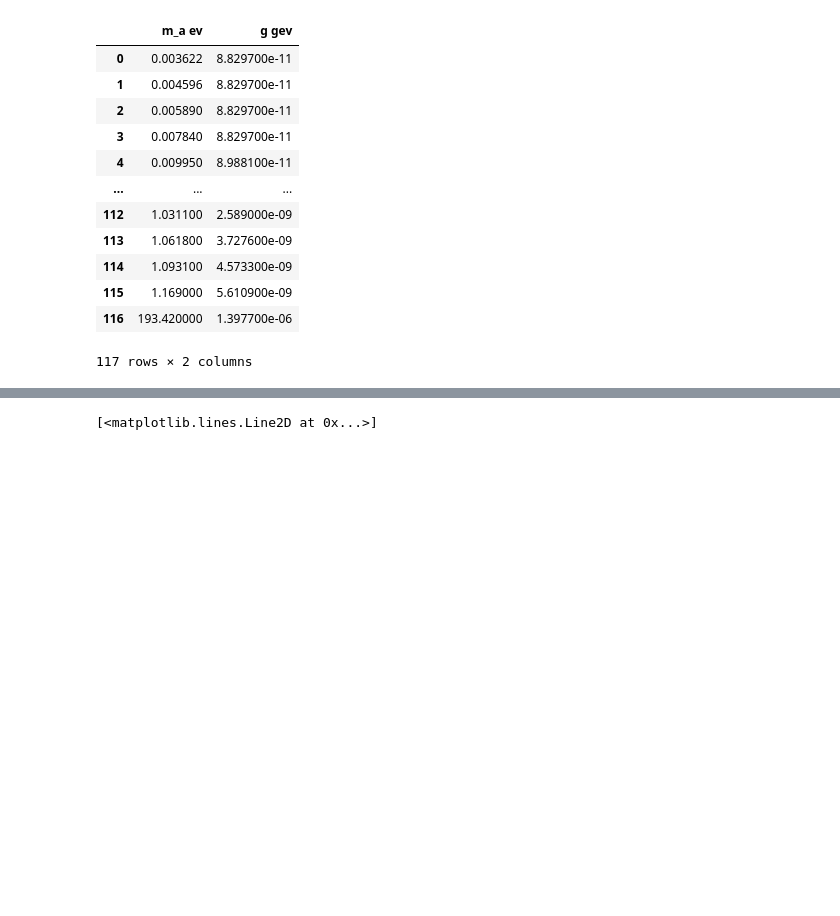
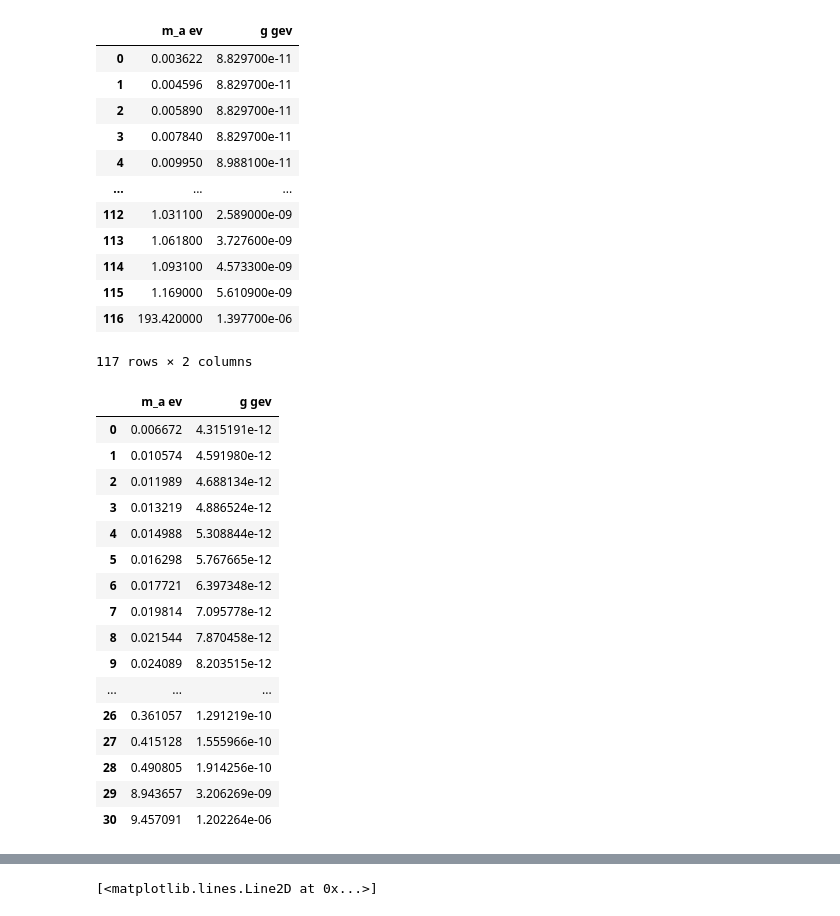
Before and after one commit to Taaseen-Islam-u7121940/Axion-Flux, a Jupyter notebook: Code/testing.ipynb, the cells around one changed output, grey strips where cells are left out. Cells and saved outputs as stored; diff of their text form; code cells hidden in the pictures; blank space fills up the shorter version.

```diff
--- a/Code/testing.ipynb
+++ b/Code/testing.ipynb
@@ -43,3 +44,25 @@ cast_M_df
 | 115 | 1.169000 | 5.610900e-09 |
 | 116 | 193.420000 | 1.397700e-06 |
 117 rows × 2 columns
+# %%
+iaxo_df = pd.read_table("..\\iaxo_plot.txt")
+iaxo_df.columns = ["m_a ev", "g gev"]
+iaxo_df
+# %% [output]
+|  | m_a ev | g gev |
+| 0 | 0.006672 | 4.315191e-12 |
+| 1 | 0.010574 | 4.591980e-12 |
+| 2 | 0.011989 | 4.688134e-12 |
+| 3 | 0.013219 | 4.886524e-12 |
+| 4 | 0.014988 | 5.308844e-12 |
+| 5 | 0.016298 | 5.767665e-12 |
+| 6 | 0.017721 | 6.397348e-12 |
+| 7 | 0.019814 | 7.095778e-12 |
+| 8 | 0.021544 | 7.870458e-12 |
+| 9 | 0.024089 | 8.203515e-12 |
+| ... | ... | ... |
+| 26 | 0.361057 | 1.291219e-10 |
+| 27 | 0.415128 | 1.555966e-10 |
+| 28 | 0.490805 | 1.914256e-10 |
+| 29 | 8.943657 | 3.206269e-09 |
+| 30 | 9.457091 | 1.202264e-06 |
```
Also changed, not shown: parts of 12 cells of this notebook, 4 other files.
